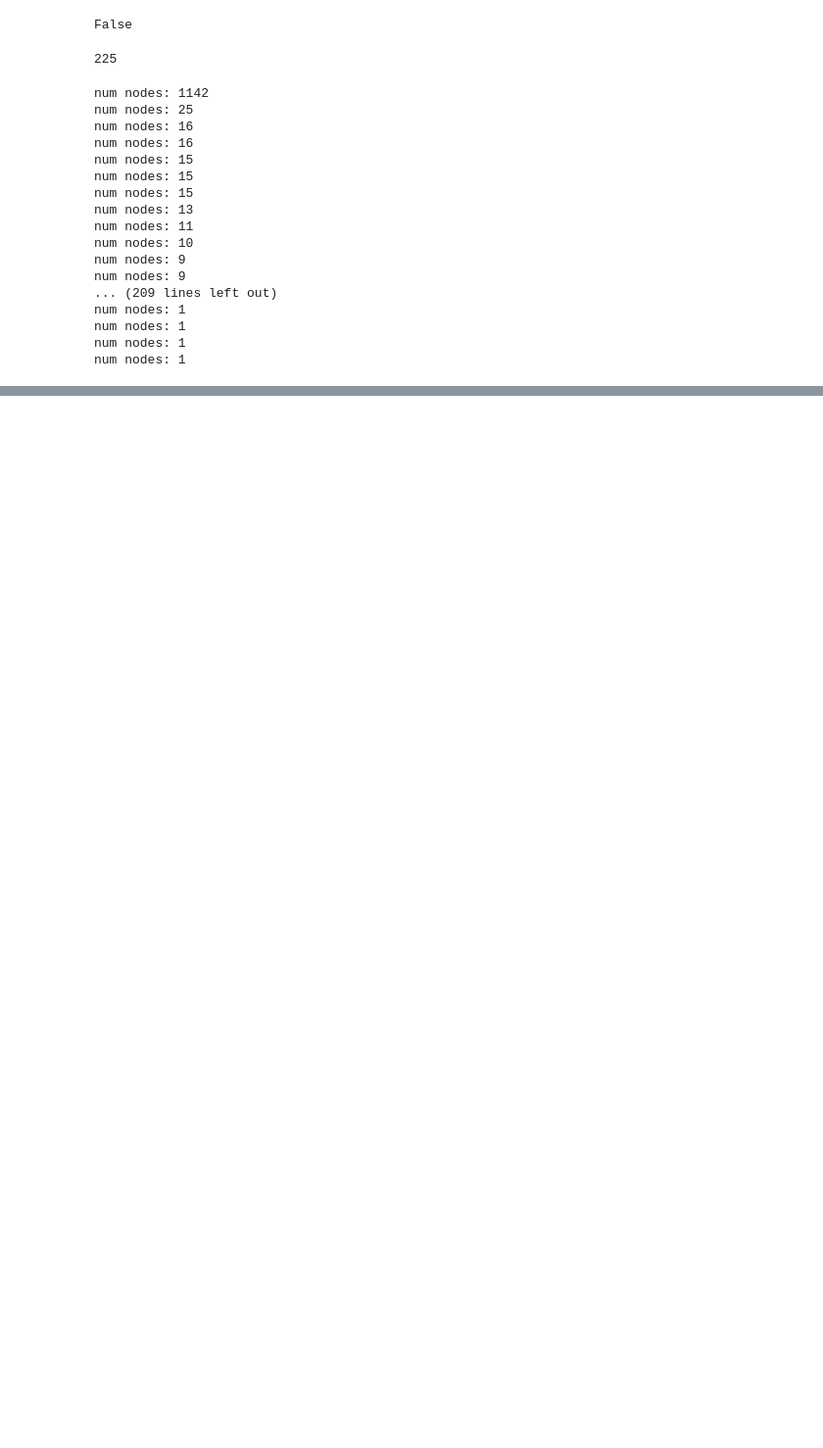
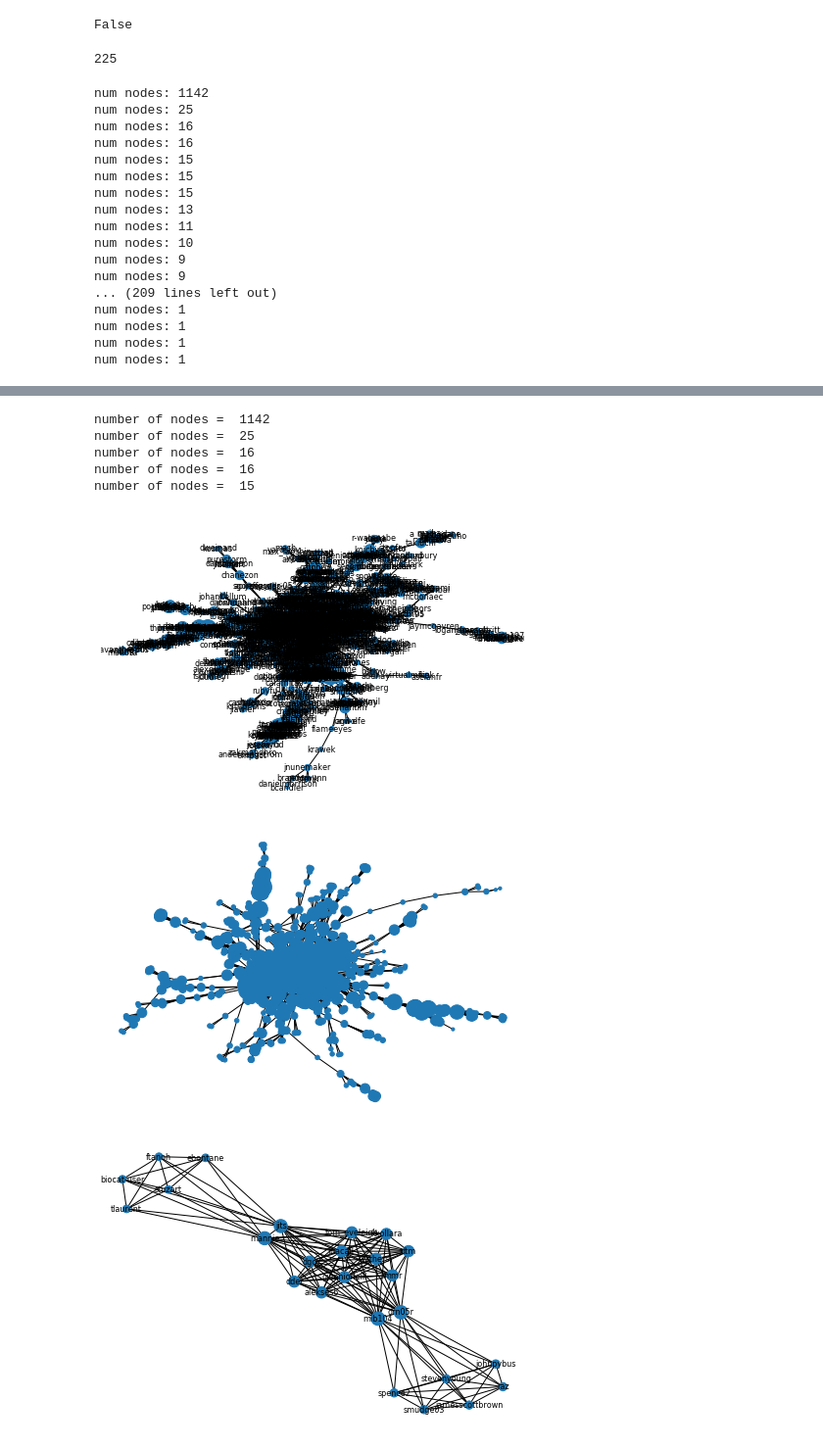
Before and after one commit to Gurpreetsingh9465/dataMining, a Jupyter notebook: second/NetworkMiningFinal.ipynb, the cells around one changed output, grey strips where cells are left out. Shown at 98% size. Drawn from its saved outputs; the diff is of its cells as text; code cells hidden in the pictures; blank space fills up the shorter version.

```diff
--- a/second/NetworkMiningFinal.ipynb
+++ b/second/NetworkMiningFinal.ipynb
@@ -104,0 +105,18 @@ degree: [('saajan', 8), ('railscn', 7), ('todayhill', 7), ('tim_sw', 7), ('archm
+# %%
+ for graph in graphsSorted[0:5]:
+    print("number of nodes = ", nx.number_of_nodes(graph))
+    degree = nx.degree(graph)
+    f1 = plt.figure()
+    nx.draw(graph, node_size=[v * 10 for v in dict(degree).values()], with_labels=True, font_size=8)
+    f2 = plt.figure()
+
+    nx.draw(graph, node_size=[v * 10 for v in dict(degree).values()])
+# %% [output]
+number of nodes =  1142
+number of nodes =  25
+number of nodes =  16
+number of nodes =  16
+number of nodes =  15
+[figure, added]
+[figure, added]
+[figure, added]
```
Also changed, not shown: parts of 8 cells of this notebook, 1 other file.
